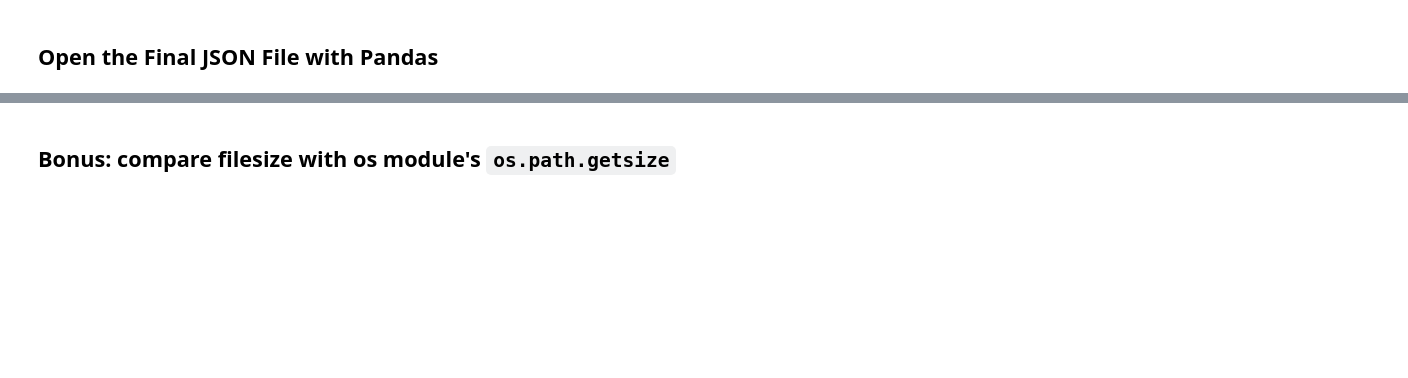
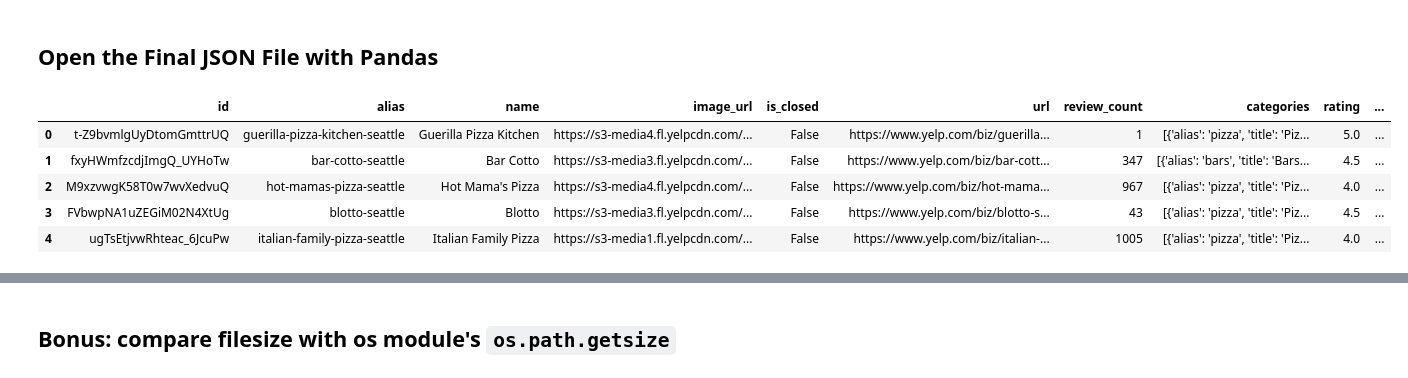
Before and after one commit to coding-dojo-data-science/data-enrichment-wk14-activity-mapping-yelp-api-results, a Jupyter notebook: Part1-Extracting and Saving Data from Yelp API.ipynb, the cells around one changed output, grey strips where cells are left out. Saved outputs shown, nothing was run; the diff lists cells and outputs as text; code cells hidden in the pictures; blank space fills up the shorter version.

```diff
--- a/Part1-Extracting and Saving Data from Yelp API.ipynb
+++ b/Part1-Extracting and Saving Data from Yelp API.ipynb
@@ -61,6 +89,8 @@ from tqdm.notebook import tqdm_notebook
 # %%
-## Specify fodler for saving data
+## Specify foldler for saving data
 
+FOLDER = 'Data/'
 
+os.makedirs(FOLDER, exist_ok = True)
 # Specifying JSON_FILE filename (can include a folder)
-JSON_FILE = None
+JSON_FILE = FOLDER+f"{location.split(',')[0]}-{term}.json"
@@ -139,7 +255,16 @@ for i in tqdm_notebook(range(1,n_pages+1)):
 # %% [markdown]
 ## Open the Final JSON File with Pandas
+# %%
+df = pd.read_json(JSON_FILE)
 # %%
-df = None
+df.head()
+# %% [output]
+|  | id | alias | name | image_url | is_closed | url | review_count | categories | rating | ... |
+| 0 | t-Z9bvmlgUyDtomGmttrUQ | guerilla-pizza-kitchen-seattle | Guerilla Pizza Kitchen | https://s3-media4.fl.yelpcdn.com/... | False | https://www.yelp.com/biz/guerilla... | 1 | [{'alias': 'pizza', 'title': 'Piz... | 5.0 | ... |
+| 1 | fxyHWmfzcdjImgQ_UYHoTw | bar-cotto-seattle | Bar Cotto | https://s3-media3.fl.yelpcdn.com/... | False | https://www.yelp.com/biz/bar-cott... | 347 | [{'alias': 'bars', 'title': 'Bars... | 4.5 | ... |
+| 2 | M9xzvwgK58T0w7wvXedvuQ | hot-mamas-pizza-seattle | Hot Mama's Pizza | https://s3-media4.fl.yelpcdn.com/... | False | https://www.yelp.com/biz/hot-mama... | 967 | [{'alias': 'pizza', 'title': 'Piz... | 4.0 | ... |
+| 3 | FVbwpNA1uZEGiM02N4XtUg | blotto-seattle | Blotto | https://s3-media3.fl.yelpcdn.com/... | False | https://www.yelp.com/biz/blotto-s... | 43 | [{'alias': 'pizza', 'title': 'Piz... | 4.5 | ... |
+| 4 | ugTsEtjvwRhteac_6JcuPw | italian-family-pizza-seattle | Italian Family Pizza | https://s3-media1.fl.yelpcdn.com/... | False | https://www.yelp.com/biz/italian-... | 1005 | [{'alias': 'pizza', 'title': 'Piz... | 4.0 | ... |
 # %%
 ## convert the filename to a .csv.gz
 csv_file = JSON_FILE.replace('.json','.csv.gz')
```
Also changed, not shown: parts of 23 cells of this notebook, 2 other files.
